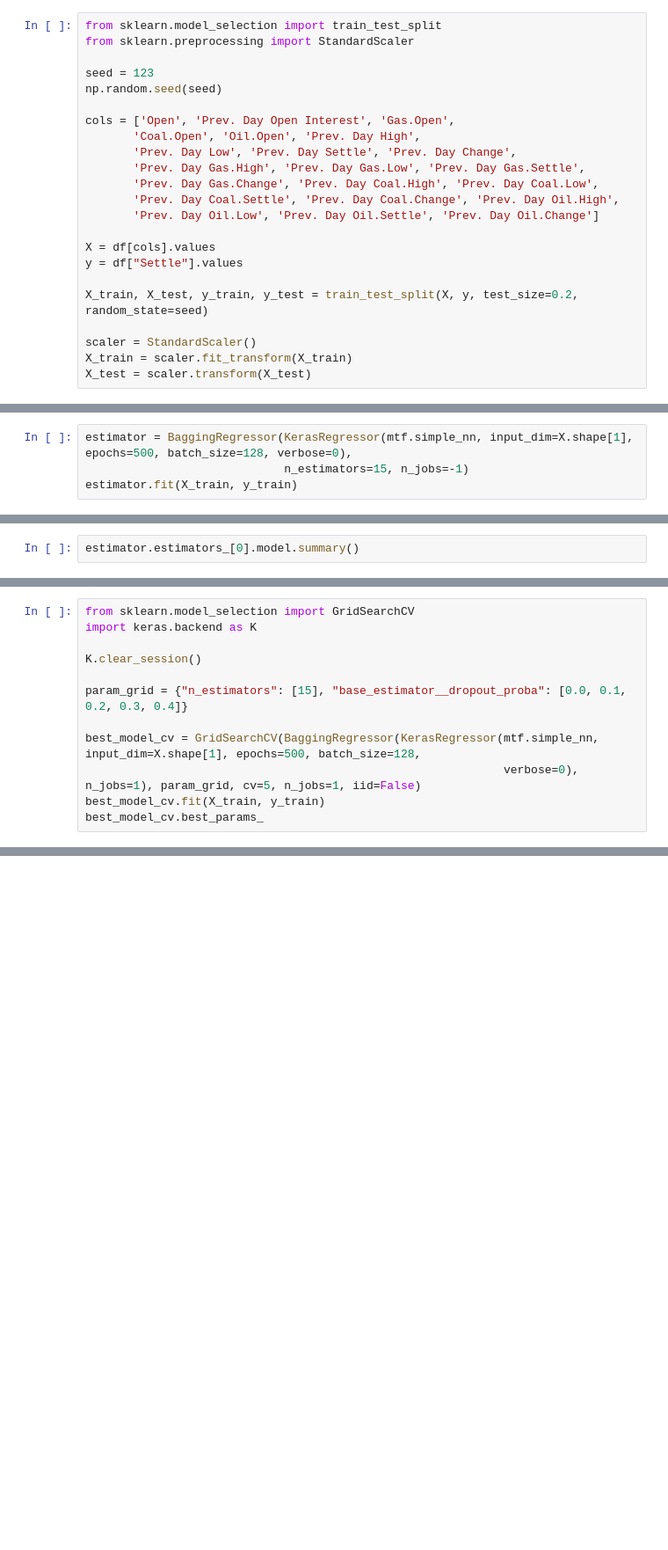
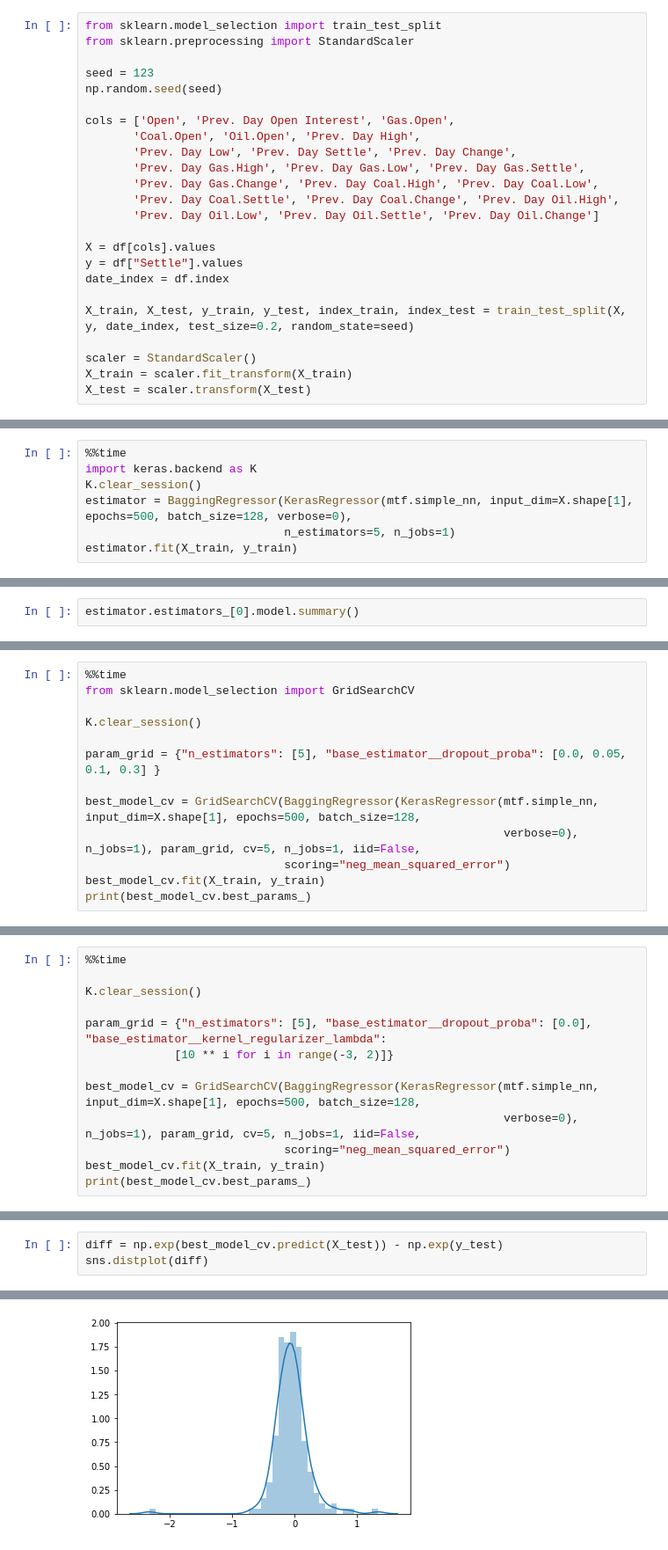
Before and after one commit to GaussianGarden/EUA-Price-Forecaster, a Jupyter notebook: Bootstrap Aggregation of Small Neural Networks.ipynb, the cells around one changed output, grey strips where cells are left out. Shown: that part at 88% size. Saved outputs shown, nothing was run; the diff lists cells and outputs as text; blank space fills up the shorter version.

```diff
--- a/Bootstrap Aggregation of Small Neural Networks.ipynb
+++ b/Bootstrap Aggregation of Small Neural Networks.ipynb
@@ -67,8 +67,9 @@ cols = ['Open', 'Prev. Day Open Interest', 'Gas.Open',
 
 X = df[cols].values
 y = df["Settle"].values
+date_index = df.index
 
-X_train, X_test, y_train, y_test = train_test_split(X, y, test_size=0.2, random_state=seed)
+X_train, X_test, y_train, y_test, index_train, index_test = train_test_split(X, y, date_index, test_size=0.2, random_state=seed)
 
 scaler = StandardScaler()
 X_train = scaler.fit_transform(X_train)
@@ -86,6 +87,9 @@ Using TensorFlow backend.
 # %% [markdown]
 Next, we will fit the model to the training data. We will use a small ensemble with only 15 regressors.
 # %%
+%%time
+import keras.backend as K
+K.clear_session()
 estimator = BaggingRegressor(KerasRegressor(mtf.simple_nn, input_dim=X.shape[1], epochs=500, batch_size=128, verbose=0),
-                             n_estimators=15, n_jobs=-1)
+                             n_estimators=5, n_jobs=1)
 estimator.fit(X_train, y_train)
@@ -103,14 +109,15 @@ Consequently, we should make an attempt to reduce the variance of the model. For
 
 Due to an issue with Keras, we cannot use multiprocessing properly at the moment, so all computations are fixed with one job.
 # %%
+%%time
 from sklearn.model_selection import GridSearchCV
-import keras.backend as K
 
 K.clear_session()
 
-param_grid = {"n_estimators": [15], "base_estimator__dropout_proba": [0.0, 0.1, 0.2, 0.3, 0.4]}
+param_grid = {"n_estimators": [5], "base_estimator__dropout_proba": [0.0, 0.05, 0.1, 0.3] }
 
 best_model_cv = GridSearchCV(BaggingRegressor(KerasRegressor(mtf.simple_nn, input_dim=X.shape[1], epochs=500, batch_size=128,
-                                                             verbose=0), n_jobs=1), param_grid, cv=5, n_jobs=1, iid=False)
+                                                             verbose=0), n_jobs=1), param_grid, cv=5, n_jobs=1, iid=False,
+                             scoring="neg_mean_squared_error")
 best_model_cv.fit(X_train, y_train)
-best_model_cv.best_params_
+print(best_model_cv.best_params_)
@@ -116,0 +138,13 @@ best_model_cv.best_params_
+# %%
+%%time
+
+K.clear_session()
+
+param_grid = {"n_estimators": [5], "base_estimator__dropout_proba": [0.0], "base_estimator__kernel_regularizer_lambda":
+             [10 ** i for i in range(-3, 2)]}
+
+best_model_cv = GridSearchCV(BaggingRegressor(KerasRegressor(mtf.simple_nn, input_dim=X.shape[1], epochs=500, batch_size=128,
+                                                             verbose=0), n_jobs=1), param_grid, cv=5, n_jobs=1, iid=False,
+                             scoring="neg_mean_squared_error")
+best_model_cv.fit(X_train, y_train)
+print(best_model_cv.best_params_)
@@ -116,0 +167,4 @@ best_model_cv.best_params_
+# %%
+diff = np.exp(best_model_cv.predict(X_test)) - np.exp(y_test)
+sns.distplot(diff)
+# %% [output]
@@ -116,0 +172 @@ best_model_cv.best_params_
+[figure, added]
```
Also changed, not shown: parts of 22 cells of this notebook, 4 other files.
